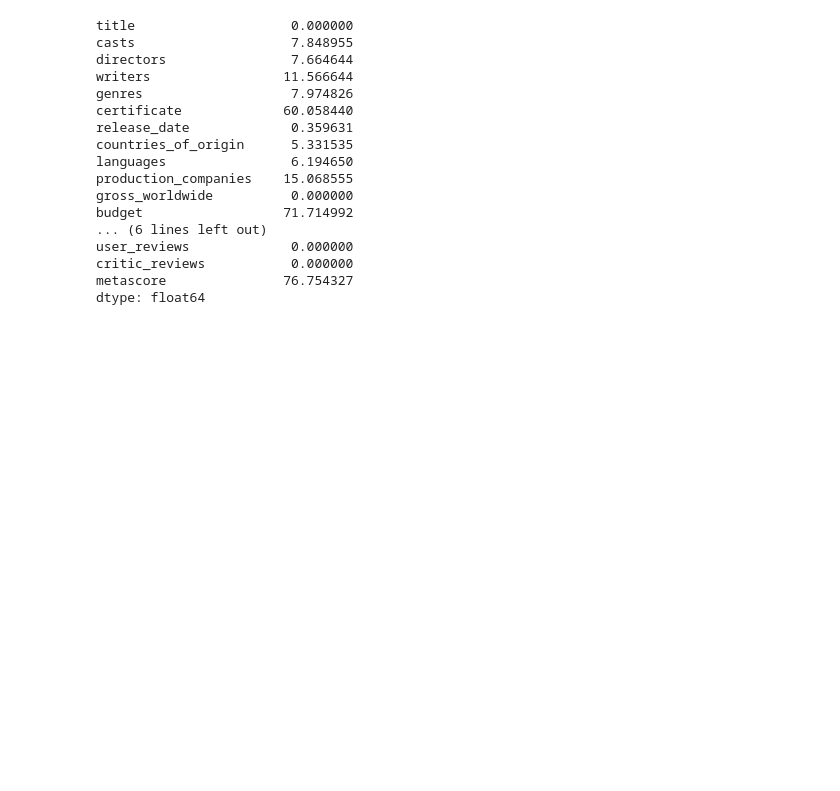
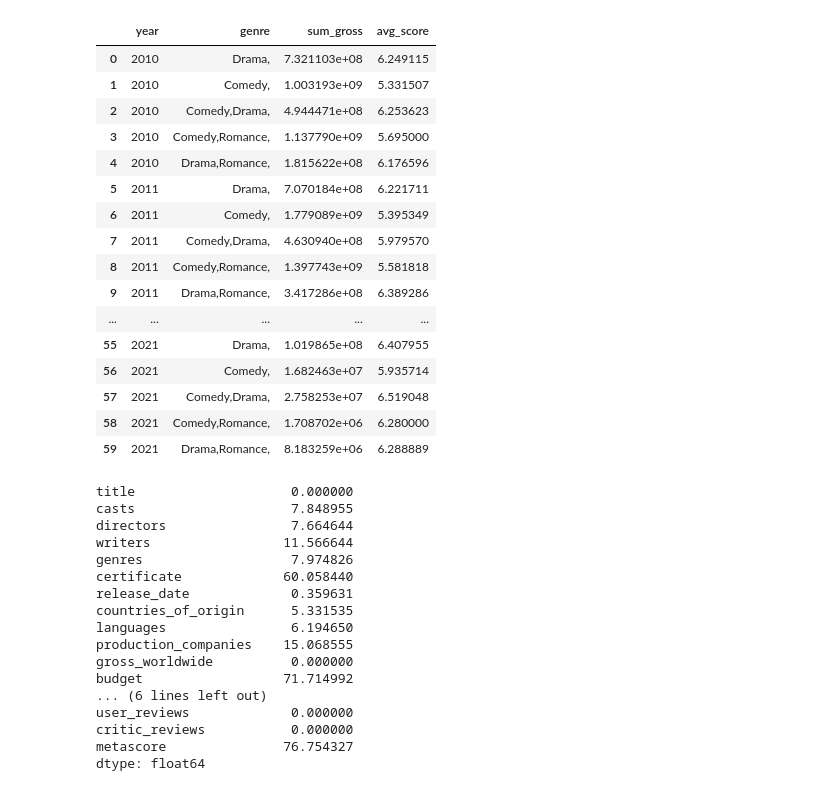
Before and after one commit to icyj1003/imdb-movies-gross, a Jupyter notebook: new_eda.ipynb, the cells around one changed output. Cells and saved outputs as stored; diff of their text form; code cells hidden in the pictures; blank space fills up the shorter version.

```diff
--- a/new_eda.ipynb
+++ b/new_eda.ipynb
@@ -10,6 +10,39 @@ warnings.filterwarnings("ignore")
 plt.style.use('ggplot')
 # %%
 df = pd.read_csv('./data/data_preprocessed.csv')
+# %%
+years = range(2010, 2022)
+genres = df.genres.value_counts().index[0:5]
+
+data = []
+
+for year in years:
+    for genre in genres:
+        sum_gross = df[(df['release_date']==year) & (df['genres']==genre)]['gross_worldwide'].sum()
+        avg_score = df[(df['release_date']==year) & (df['genres']==genre)]['score'].mean()
+        data.append((year, genre, sum_gross, avg_score))
+
+datadf = pd.DataFrame(data=data, columns=['year', 'genre', 'sum_gross', 'avg_score'])
+
+datadf
+# %% [output]
+|  | year | genre | sum_gross | avg_score |
+| 0 | 2010 | Drama, | 7.321103e+08 | 6.249115 |
+| 1 | 2010 | Comedy, | 1.003193e+09 | 5.331507 |
+| 2 | 2010 | Comedy,Drama, | 4.944471e+08 | 6.253623 |
+| 3 | 2010 | Comedy,Romance, | 1.137790e+09 | 5.695000 |
+| 4 | 2010 | Drama,Romance, | 1.815622e+08 | 6.176596 |
+| 5 | 2011 | Drama, | 7.070184e+08 | 6.221711 |
+| 6 | 2011 | Comedy, | 1.779089e+09 | 5.395349 |
+| 7 | 2011 | Comedy,Drama, | 4.630940e+08 | 5.979570 |
+| 8 | 2011 | Comedy,Romance, | 1.397743e+09 | 5.581818 |
+| 9 | 2011 | Drama,Romance, | 3.417286e+08 | 6.389286 |
+| ... | ... | ... | ... | ... |
+| 55 | 2021 | Drama, | 1.019865e+08 | 6.407955 |
+| 56 | 2021 | Comedy, | 1.682463e+07 | 5.935714 |
+| 57 | 2021 | Comedy,Drama, | 2.758253e+07 | 6.519048 |
+| 58 | 2021 | Comedy,Romance, | 1.708702e+06 | 6.280000 |
+| 59 | 2021 | Drama,Romance, | 8.183259e+06 | 6.288889 |
 # %%
 df.isnull().mean() * 100
 # %% [output]
```
Also changed, not shown: 14 other files.
